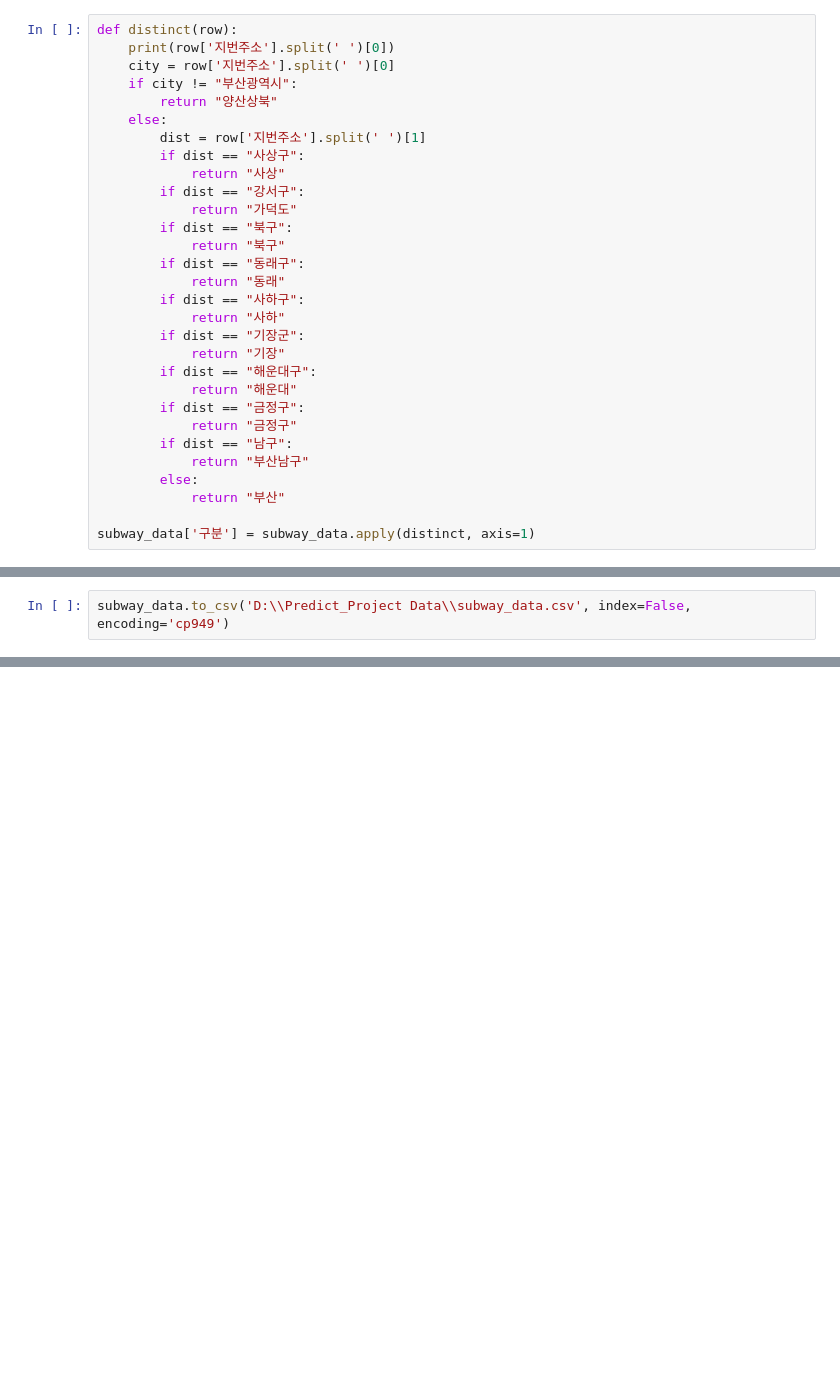
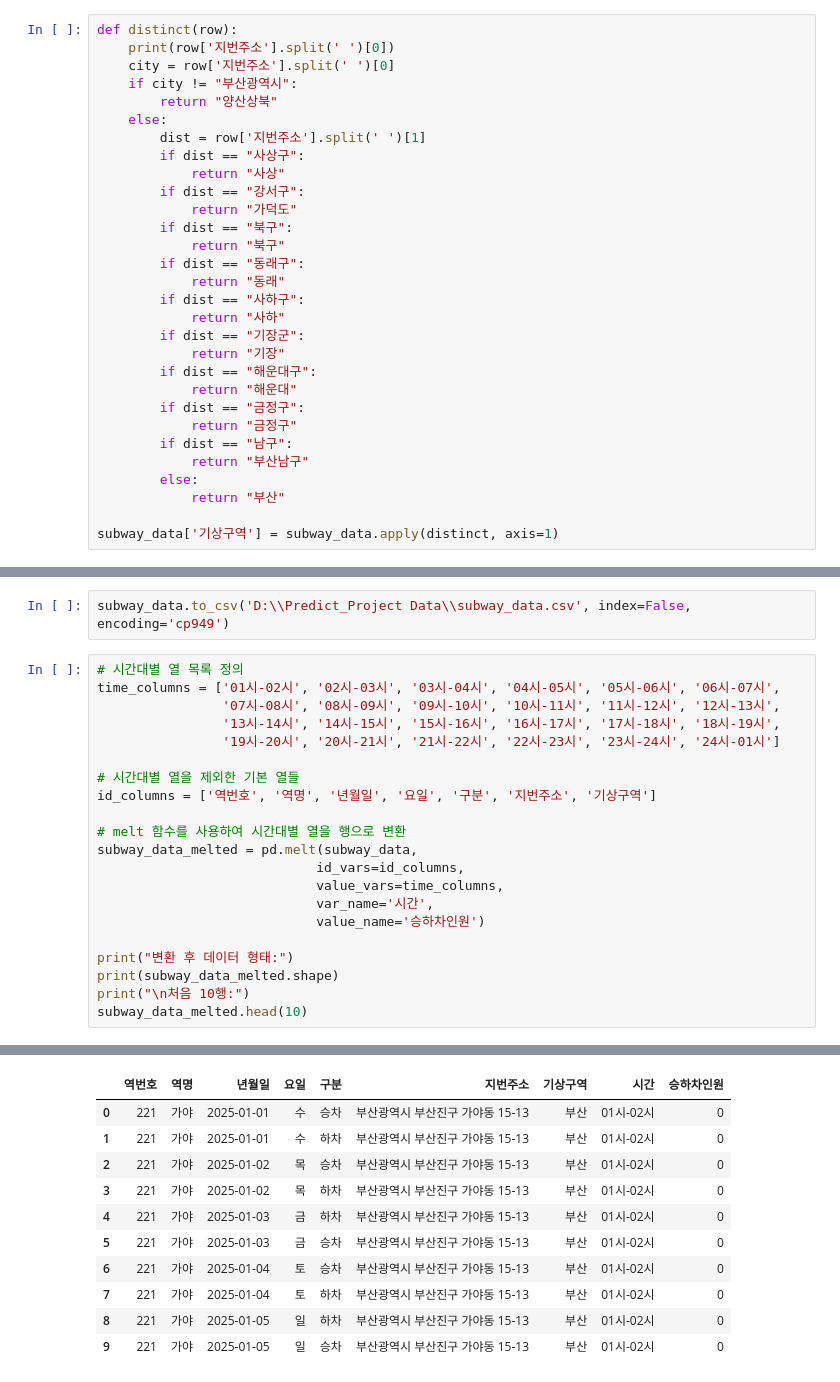
Before and after one commit to scholar-star/Predict_Project-Data, a Jupyter notebook: data_processing.ipynb, the cells around one changed output, grey strips where cells are left out. Drawn from its saved outputs; the diff is of its cells as text; blank space fills up the shorter version.

Commit message:
melt 함수로 시간별 열 행으로 누그러뜨리기

```diff
--- a/data_processing.ipynb
+++ b/data_processing.ipynb
@@ -159,7 +159,7 @@ def distinct(row):
         else:
             return "부산"
 
-subway_data['구분'] = subway_data.apply(distinct, axis=1)
+subway_data['기상구역'] = subway_data.apply(distinct, axis=1)
 # %% [output]
 부산광역시
 부산광역시
@@ -197,2 +197,24 @@ subway_data
 # %%
 subway_data.to_csv('D:\\Predict_Project Data\\subway_data.csv', index=False, encoding='cp949')
+# %%
+# 시간대별 열 목록 정의
+time_columns = ['01시-02시', '02시-03시', '03시-04시', '04시-05시', '05시-06시', '06시-07시',
+                '07시-08시', '08시-09시', '09시-10시', '10시-11시', '11시-12시', '12시-13시',
+                '13시-14시', '14시-15시', '15시-16시', '16시-17시', '17시-18시', '18시-19시',
+                '19시-20시', '20시-21시', '21시-22시', '22시-23시', '23시-24시', '24시-01시']
+
+# 시간대별 열을 제외한 기본 열들
+id_columns = ['역번호', '역명', '년월일', '요일', '구분', '지번주소', '기상구역']
+
+# melt 함수를 사용하여 시간대별 열을 행으로 변환
+subway_data_melted = pd.melt(subway_data,
+                            id_vars=id_columns,
+                            value_vars=time_columns,
+                            var_name='시간',
+                            value_name='승하차인원')
+
+print("변환 후 데이터 형태:")
+print(subway_data_melted.shape)
+print("\n처음 10행:")
+subway_data_melted.head(10)
+# %% [output]
@@ -198,0 +225,11 @@ subway_data.to_csv('D:\\Predict_Project Data\\subway_data.csv', index=False, enc
+|  | 역번호 | 역명 | 년월일 | 요일 | 구분 | 지번주소 | 기상구역 | 시간 | 승하차인원 |
+| 0 | 221 | 가야 | 2025-01-01 | 수 | 승차 | 부산광역시 부산진구 가야동 15-13 | 부산 | 01시-02시 | 0 |
+| 1 | 221 | 가야 | 2025-01-01 | 수 | 하차 | 부산광역시 부산진구 가야동 15-13 | 부산 | 01시-02시 | 0 |
+| 2 | 221 | 가야 | 2025-01-02 | 목 | 승차 | 부산광역시 부산진구 가야동 15-13 | 부산 | 01시-02시 | 0 |
+| 3 | 221 | 가야 | 2025-01-02 | 목 | 하차 | 부산광역시 부산진구 가야동 15-13 | 부산 | 01시-02시 | 0 |
+| 4 | 221 | 가야 | 2025-01-03 | 금 | 하차 | 부산광역시 부산진구 가야동 15-13 | 부산 | 01시-02시 | 0 |
+| 5 | 221 | 가야 | 2025-01-03 | 금 | 승차 | 부산광역시 부산진구 가야동 15-13 | 부산 | 01시-02시 | 0 |
+| 6 | 221 | 가야 | 2025-01-04 | 토 | 승차 | 부산광역시 부산진구 가야동 15-13 | 부산 | 01시-02시 | 0 |
+| 7 | 221 | 가야 | 2025-01-04 | 토 | 하차 | 부산광역시 부산진구 가야동 15-13 | 부산 | 01시-02시 | 0 |
+| 8 | 221 | 가야 | 2025-01-05 | 일 | 하차 | 부산광역시 부산진구 가야동 15-13 | 부산 | 01시-02시 | 0 |
+| 9 | 221 | 가야 | 2025-01-05 | 일 | 승차 | 부산광역시 부산진구 가야동 15-13 | 부산 | 01시-02시 | 0 |
```
Also changed, not shown: parts of 10 cells of this notebook, 2 other files.
